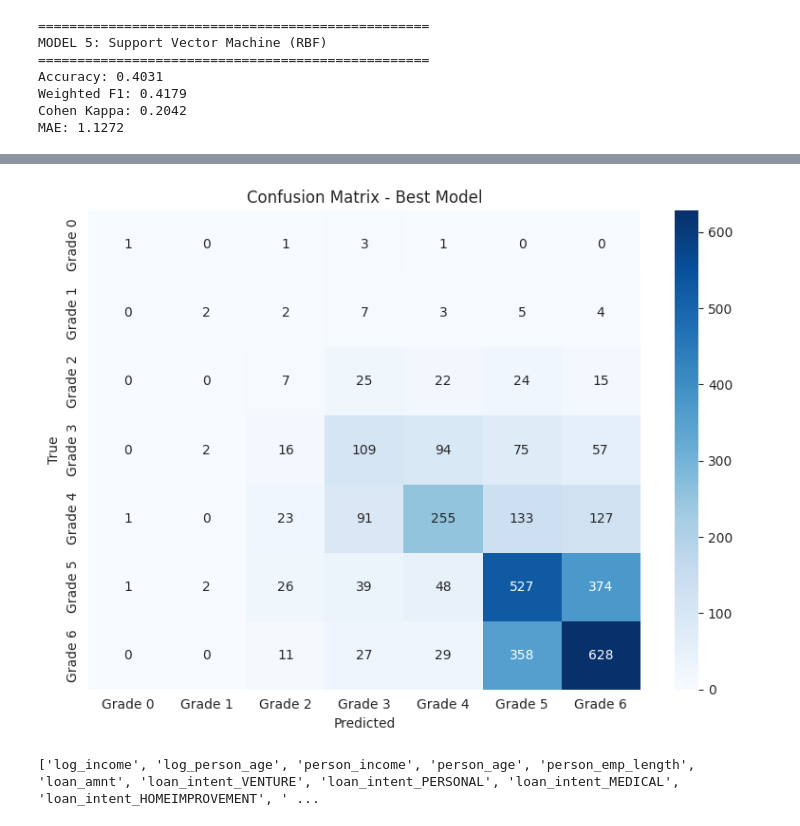
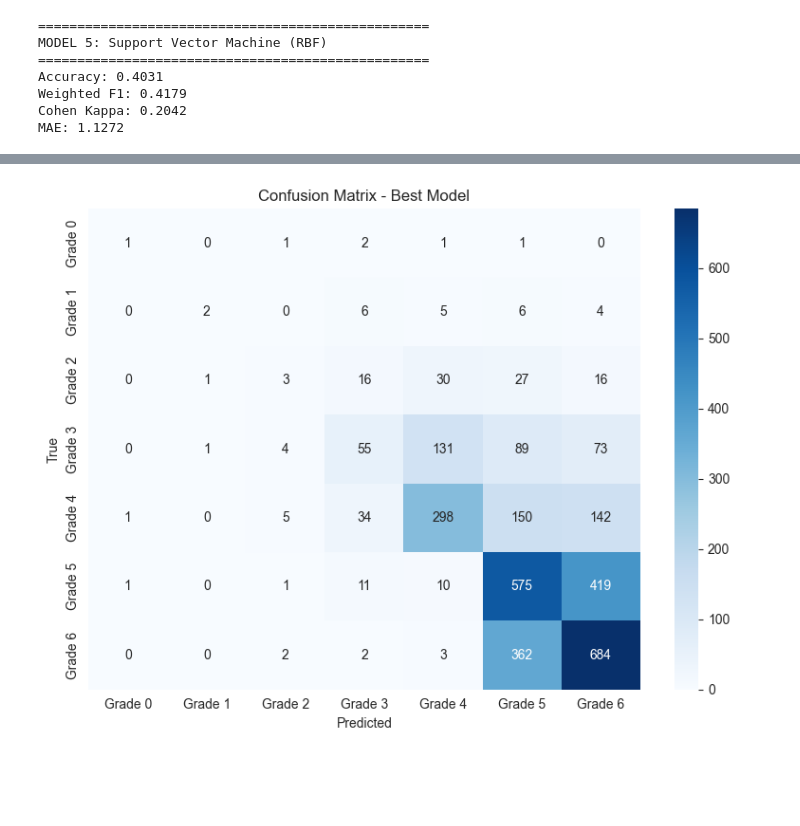
Before and after one commit to ege-eker/Credit-Score-Predict, a Jupyter notebook: train.ipynb, the cells around one changed output, grey strips where cells are left out. Saved outputs shown, nothing was run; the diff lists cells and outputs as text; code cells hidden in the pictures; blank space fills up the shorter version.

```diff
--- a/train.ipynb
+++ b/train.ipynb
@@ -561,23 +561,23 @@ person_home_ownership_RENT    0.016229
 # %%
 import matplotlib.pyplot as plt
 import seaborn as sns
 from sklearn.metrics import confusion_matrix
 
 # Assuming XGBoost is the best (you can change this based on results)
-best_pred = xgb_pred  # Change this to the best model's predictions
+best_pred = gb_pred  # Change this to the best model's predictions
 
 cm = confusion_matrix(y_test, best_pred)
 plt.figure(figsize=(8, 6))
 sns.heatmap(cm, annot=True, fmt='d', cmap='Blues',
             xticklabels=[f"Grade {i}" for i in range(7)],
             yticklabels=[f"Grade {i}" for i in range(7)])
 plt.xlabel('Predicted')
 plt.ylabel('True')
 plt.title('Confusion Matrix - Best Model')
 plt.tight_layout()
 plt.show()
 # %% [output]
-[figure, old version]
+[figure, new version]
 # %%
 # Save Models
 import joblib
@@ -593,8 +593,3 @@ joblib.dump(lgb_model, "models/lgb-model.pkl")
 joblib.dump(scaler, "models/scaler.pkl")
 xgb_model.save_model("models/xgb-model.ubj")
 torch.save(ordinal_model.state_dict(), "models/nn-model.pth")
-# %%
-column_order = X.columns.tolist()
-print(column_order)
-# %% [output]
-['log_income', 'log_person_age', 'person_income', 'person_age', 'person_emp_length', 'loan_amnt', 'loan_intent_VENTURE', 'loan_intent_PERSONAL', 'loan_intent_MEDICAL', 'loan_intent_HOMEIMPROVEMENT', ' ...
```
Also changed, not shown: parts of 10 cells of this notebook, 6 other files.
